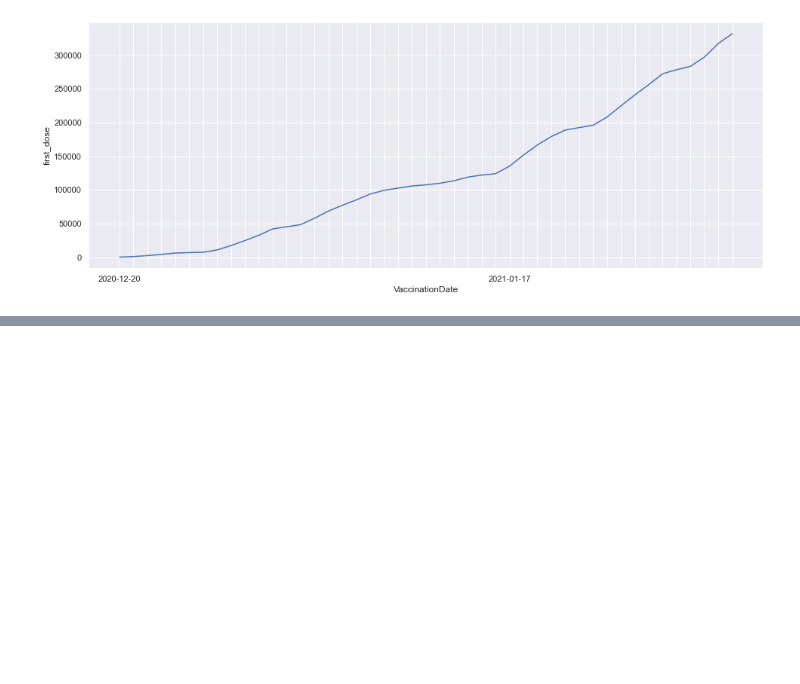
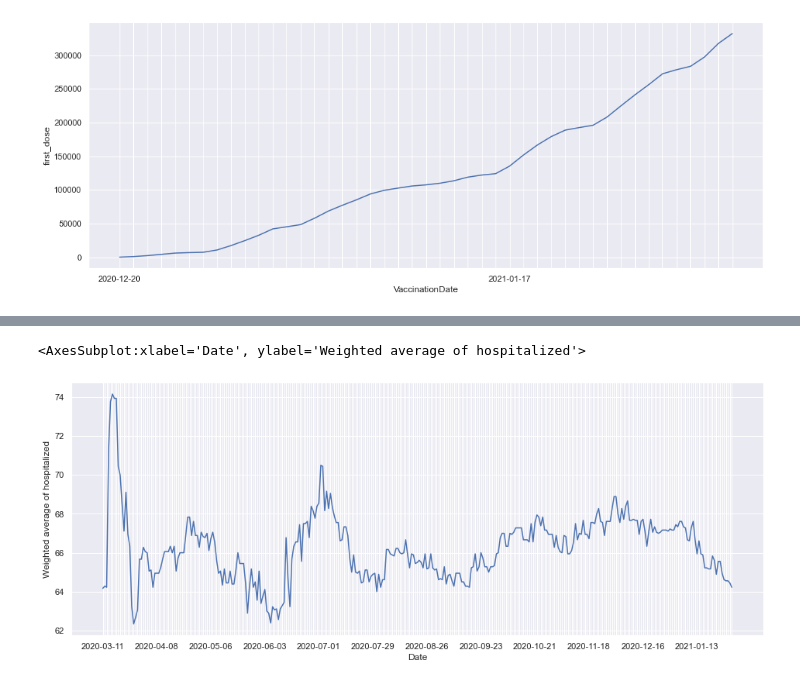
Before and after one commit to BNext-IQT/coronavirus-data-notebooks, a Jupyter notebook: vaccines.ipynb, the cells around one changed output, grey strips where cells are left out. Saved outputs shown, nothing was run; the diff lists cells and outputs as text; code cells hidden in the pictures; blank space fills up the shorter version.

Commit message:
Add new 'weighted average' to simplify analysis.

```diff
--- a/vaccines.ipynb
+++ b/vaccines.ipynb
@@ -129,0 +104,11 @@ lineplot(hospital_data['Date'], hospital_data['Average age of ventilated'])
+# %%
+hospital_data['Weighted average of hospitalized'] = sum([
+    hospital_data['Average age of ventilated'] * 12,
+    hospital_data['Average age of severe patients'] * 5,
+    hospital_data['Average age of mild patients']
+]) / 18
+
+lineplot(hospital_data['Date'], hospital_data['Weighted average of hospitalized'])
+# %% [output]
+<AxesSubplot:xlabel='Date', ylabel='Weighted average of hospitalized'>
+[figure, added]
```
Also changed, not shown: parts of 8 cells of this notebook.
